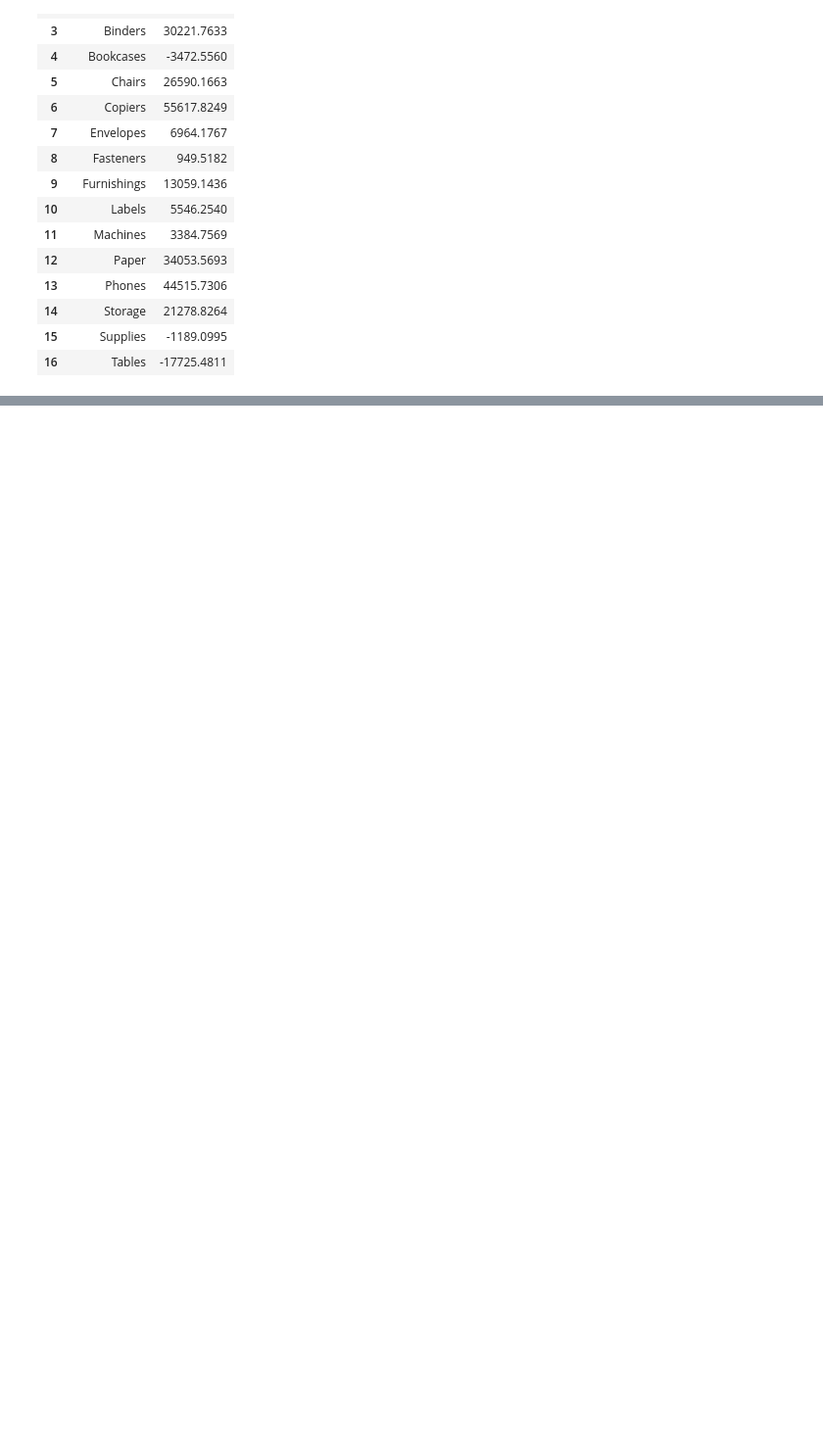
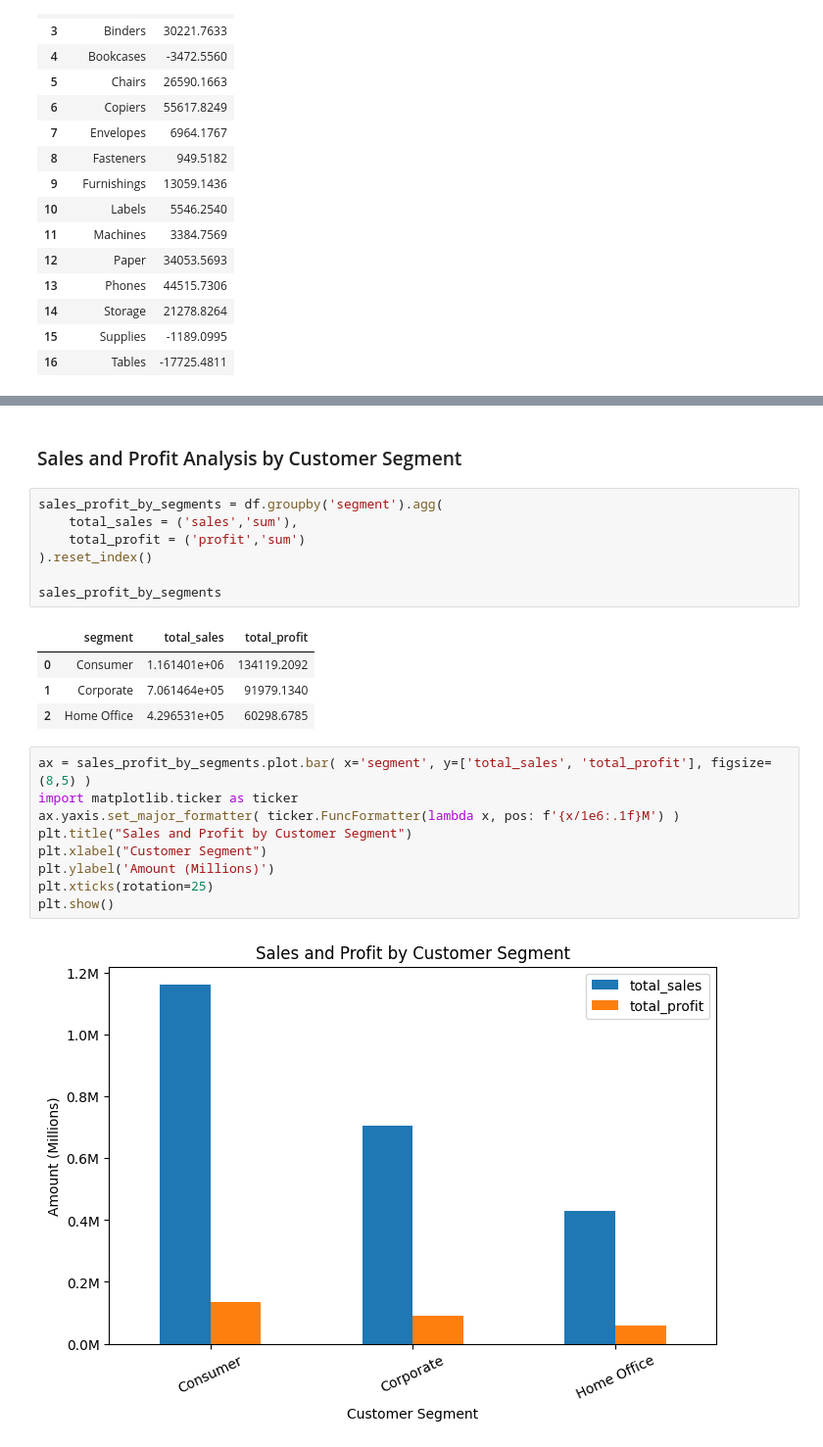
Before and after one commit to rahulghoshal/Superstore_Sales_Analysis, a Jupyter notebook: store_analysis.ipynb, the cells around one changed output, grey strips where cells are left out. Shown at 98% size. Cells and saved outputs as stored; diff of their text form; blank space fills up the shorter version.

```diff
--- a/store_analysis.ipynb
+++ b/store_analysis.ipynb
@@ -460,0 +461,25 @@ Text(0.5, 1.0, 'Sub-Category Profit Analysis')
+# %% [markdown]
+### Sales and Profit Analysis by Customer Segment
+# %%
+sales_profit_by_segments = df.groupby('segment').agg(
+    total_sales = ('sales','sum'),
+    total_profit = ('profit','sum')
+).reset_index()
+
+sales_profit_by_segments
+# %% [output]
+|  | segment | total_sales | total_profit |
+| 0 | Consumer | 1.161401e+06 | 134119.2092 |
+| 1 | Corporate | 7.061464e+05 | 91979.1340 |
+| 2 | Home Office | 4.296531e+05 | 60298.6785 |
+# %%
+ax = sales_profit_by_segments.plot.bar( x='segment', y=['total_sales', 'total_profit'], figsize=(8,5) )
+import matplotlib.ticker as ticker
+ax.yaxis.set_major_formatter( ticker.FuncFormatter(lambda x, pos: f'{x/1e6:.1f}M') )
+plt.title("Sales and Profit by Customer Segment")
+plt.xlabel("Customer Segment")
+plt.ylabel('Amount (Millions)')
+plt.xticks(rotation=25)
+plt.show()
+# %% [output]
+[figure, added]
```
Also changed, not shown: parts of 4 cells of this notebook.
